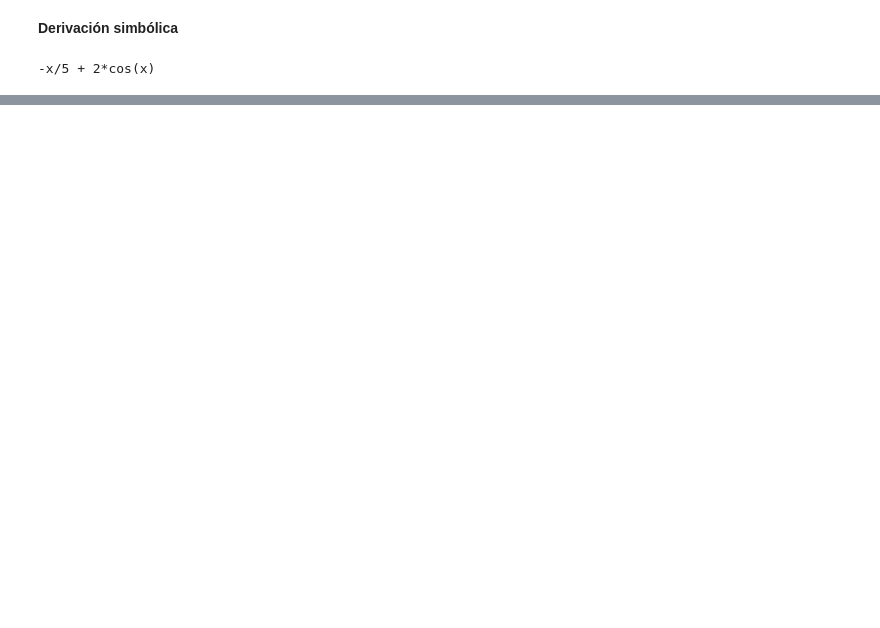
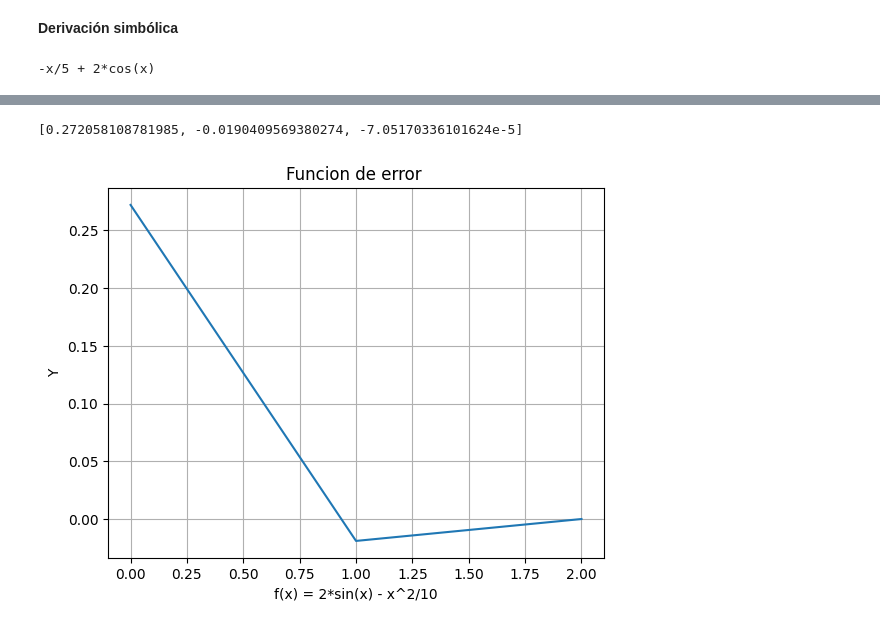
Before and after one commit to soyudea/Optimizacion, a Jupyter notebook: NewtonRaphson.ipynb, the cells around one changed output, grey strips where cells are left out. Saved outputs shown, nothing was run; the diff lists cells and outputs as text; code cells hidden in the pictures; blank space fills up the shorter version.

```diff
--- a/NewtonRaphson.ipynb
+++ b/NewtonRaphson.ipynb
@@ -106,0 +131,11 @@ class NewtonRaphson:
+# %%
+listaError = []
+obj = NewtonRaphson(x0, err)
+def main():
+  f, raiz = obj.Raiz()
+  print("_______________________________Resultados de la busqueda de la raiz_____________________________")
+  print("Raiz de f(x) = ", raiz)
+  print("f(x) = ", f )                                                          #Imprime el valor de la raiz y f(raiz)
+if  __name__=='__main__':
+  main()
+listaError = obj.getError()
@@ -106,0 +160,19 @@ class NewtonRaphson:
+# %%
+xl = 0
+xu = 8
+
+def graf_f():
+  #X = list(np.arange(xl, xu, 0.01))
+  X = listaError
+  Y=[(2*math.sin(x) -(x**2)/10) for x in X]
+  print(X)
+  plt.title("Funcion de error ")
+  plt.xlabel("f(x) = 2*sin(x) - x^2/10")
+  plt.ylabel("Y")
+  plt.plot(listaError)
+  plt.grid()
+  plt.show()
+graf_f()
+# %% [output]
+[0.272058108781985, -0.0190409569380274, -7.05170336101624e-5]
+[figure, added]
```
Also changed, not shown: parts of 8 cells of this notebook.
